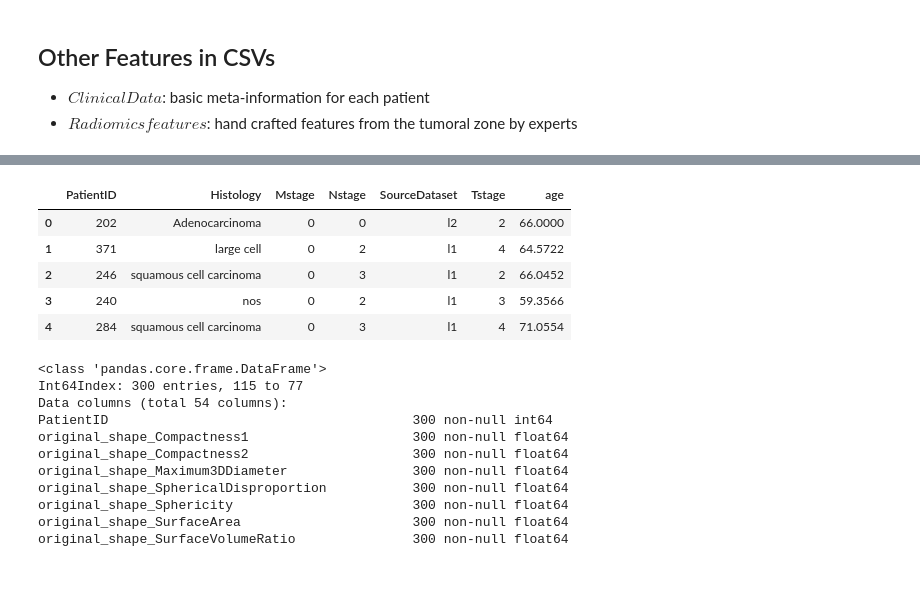
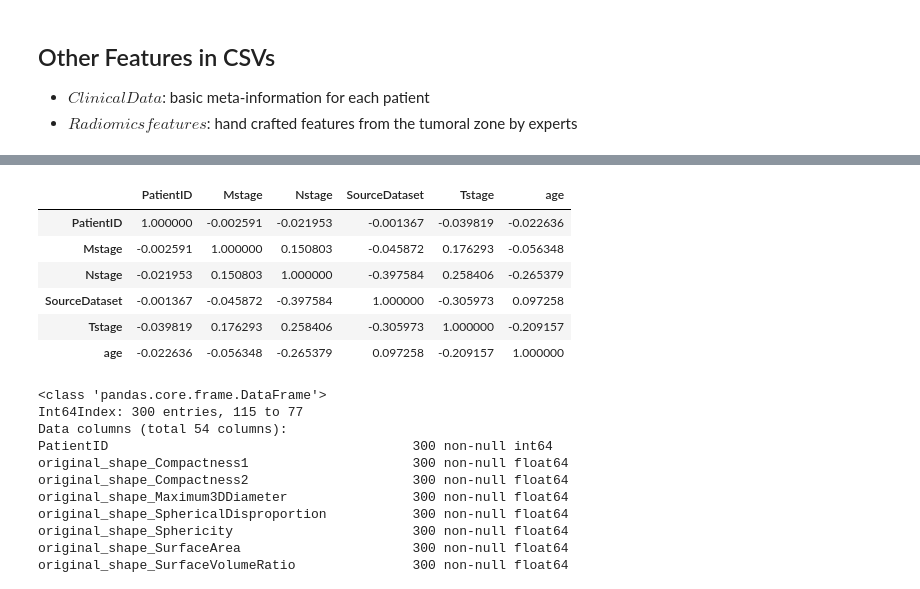
Before and after one commit to blaze225/Owkin_data_challenge, a Jupyter notebook: data_exploration.ipynb, the cells around one changed output, grey strips where cells are left out. Saved outputs shown, nothing was run; the diff lists cells and outputs as text; code cells hidden in the pictures.

```diff
--- a/data_exploration.ipynb
+++ b/data_exploration.ipynb
@@ -138,8 +142,7 @@ imshow(img)
 - $Radiomics features$: hand crafted features from the tumoral zone by experts
 # %%
 df_clinical = pd.read_csv(train_path+'features/clinical_data.csv')
-# df.head()
-# df_clinical = df_clinical.sort_values('PatientID')
+df_clinical = df_clinical.sort_values('PatientID')
 print(df_clinical.info())
 # %% [output]
 <class 'pandas.core.frame.DataFrame'>
@@ -157,13 +160,18 @@ memory usage: 16.5+ KB
 None
+# %%
+# Changing the SourceDataset column to numeric values based on the category
+df_clinical.SourceDataset = pd.Categorical(df_clinical.SourceDataset)
+df_clinical.SourceDataset = df_clinical.SourceDataset.cat.codes
 # %%
-df_clinical.head()
+df_clinical.corr()
 # %% [output]
-|  | PatientID | Histology | Mstage | Nstage | SourceDataset | Tstage | age |
-| 0 | 202 | Adenocarcinoma | 0 | 0 | l2 | 2 | 66.0000 |
-| 1 | 371 | large cell | 0 | 2 | l1 | 4 | 64.5722 |
-| 2 | 246 | squamous cell carcinoma | 0 | 3 | l1 | 2 | 66.0452 |
-| 3 | 240 | nos | 0 | 2 | l1 | 3 | 59.3566 |
-| 4 | 284 | squamous cell carcinoma | 0 | 3 | l1 | 4 | 71.0554 |
+|  | PatientID | Mstage | Nstage | SourceDataset | Tstage | age |
+| PatientID | 1.000000 | -0.002591 | -0.021953 | -0.001367 | -0.039819 | -0.022636 |
+| Mstage | -0.002591 | 1.000000 | 0.150803 | -0.045872 | 0.176293 | -0.056348 |
+| Nstage | -0.021953 | 0.150803 | 1.000000 | -0.397584 | 0.258406 | -0.265379 |
+| SourceDataset | -0.001367 | -0.045872 | -0.397584 | 1.000000 | -0.305973 | 0.097258 |
+| Tstage | -0.039819 | 0.176293 | 0.258406 | -0.305973 | 1.000000 | -0.209157 |
+| age | -0.022636 | -0.056348 | -0.265379 | 0.097258 | -0.209157 | 1.000000 |
 # %%
 df_radiomics = pd.read_csv(train_path + 'features/radiomics.csv',skiprows=[0,2])
 df_radiomics.columns.values[0] = "PatientID"
```
Also changed, not shown: parts of 21 cells of this notebook.
